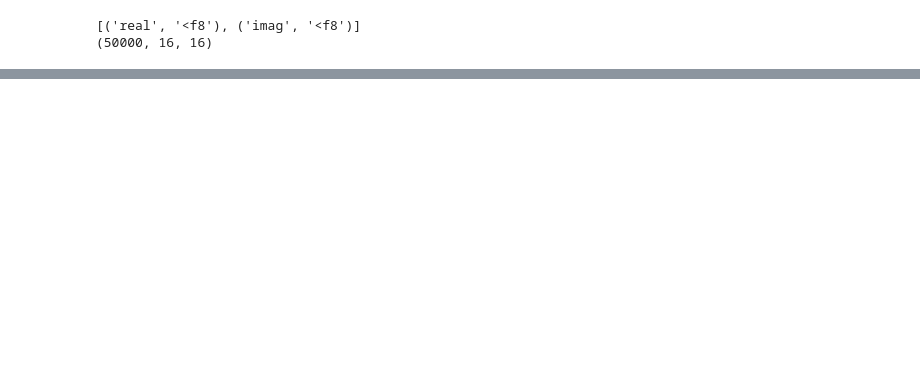
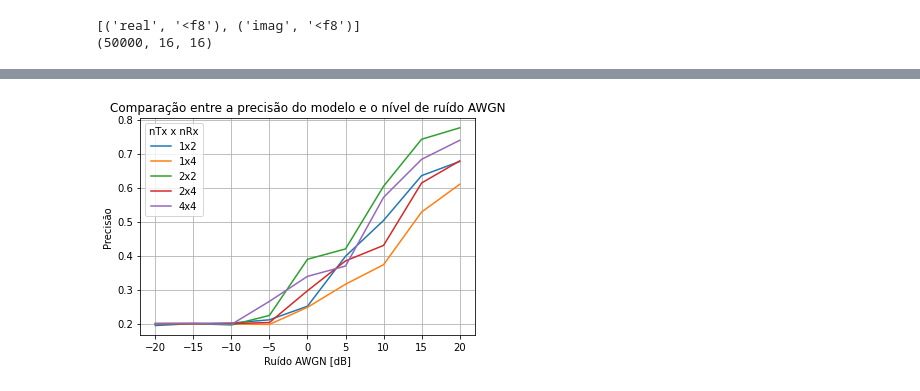
Before and after one commit to fabiano182/AMC, a Jupyter notebook: AMC_MIMO_Canal_Real.ipynb, the cells around one changed output, grey strips where cells are left out. Drawn from its saved outputs; the diff is of its cells as text; code cells hidden in the pictures; blank space fills up the shorter version.

```diff
--- a/AMC_MIMO_Canal_Real.ipynb
+++ b/AMC_MIMO_Canal_Real.ipynb
@@ -466,0 +494,47 @@ txt.close()
+# %%
+import numpy as np
+import matplotlib.pyplot as plt
+
+f = open('/content/drive/MyDrive/TCC_COLAB/Resultados/MIMO_Canal_Real/1x2/acc_1_2.txt', 'r')
+acc_1x2 = f.read()
+f.close()
+
+f = open('/content/drive/MyDrive/TCC_COLAB/Resultados/MIMO_Canal_Real/1x4/acc_1_4.txt', 'r')
+acc_1x4 = f.read()
+f.close()
+
+f = open('/content/drive/MyDrive/TCC_COLAB/Resultados/MIMO_Canal_Real/2x2/acc_2_2.txt', 'r')
+acc_2x2 = f.read()
+f.close()
+
+f = open('/content/drive/MyDrive/TCC_COLAB/Resultados/MIMO_Canal_Real/2x4/acc_2_4.txt', 'r')
+acc_2x4 = f.read()
+f.close()
+
+f = open('/content/drive/MyDrive/TCC_COLAB/Resultados/MIMO_Canal_Real/4x4/acc_4_4.txt', 'r')
+acc_4x4 = f.read()
+f.close()
+# %%
+sys_1x2 = eval(acc_1x2)
+sys_1x4 = eval(acc_1x4)
+sys_2x2 = eval(acc_2x2)
+sys_2x4 = eval(acc_2x4)
+sys_4x4 = eval(acc_4x4)
+# %%
+plt.plot(list(sys_1x2.keys()),list(sys_1x2.values()), label='1x2')
+plt.plot(list(sys_1x4.keys()),list(sys_1x4.values()), label='1x4')
+plt.plot(list(sys_2x2.keys()),list(sys_2x2.values()), label='2x2')
+plt.plot(list(sys_2x4.keys()),list(sys_2x4.values()), label='2x4')
+plt.plot(list(sys_4x4.keys()),list(sys_4x4.values()), label='4x4')
+
+plt.title('Comparação entre a precisão do modelo e o nível de ruído AWGN')
+plt.ylabel('Precisão')
+plt.xlabel('Ruído AWGN [dB]')
+plt.grid()
+plt.legend(title='nTx x nRx')
+
+plt.savefig(f"/content/drive/MyDrive/TCC_COLAB/Resultados/MIMO_Canal_Real/graph.png", dpi=120,  bbox_inches = "tight")
+
+plt.show()
+# %% [output]
+[figure, added]
```
Also changed, not shown: parts of 21 cells of this notebook.
